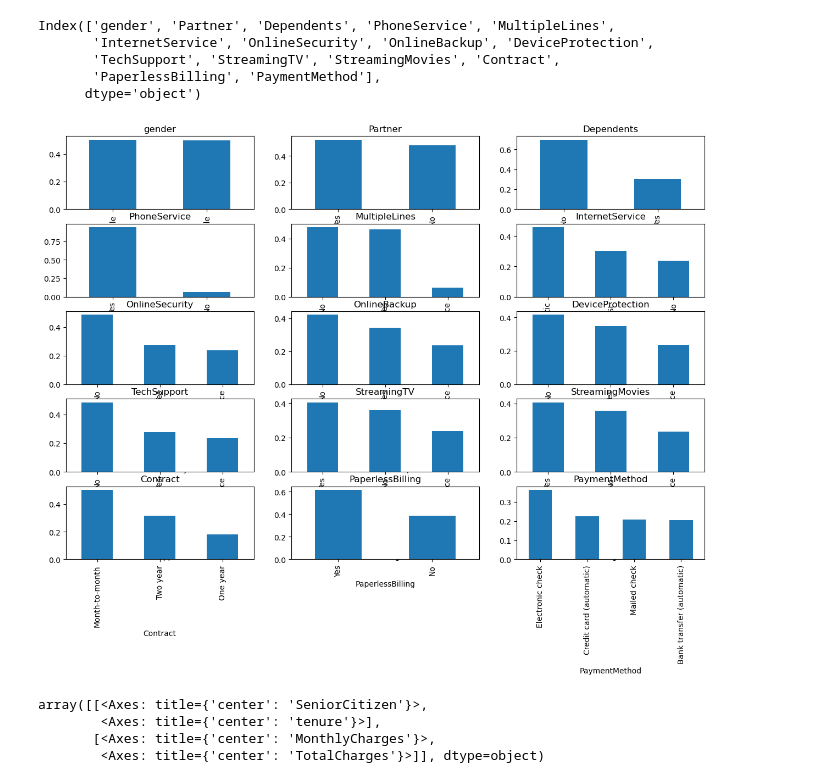
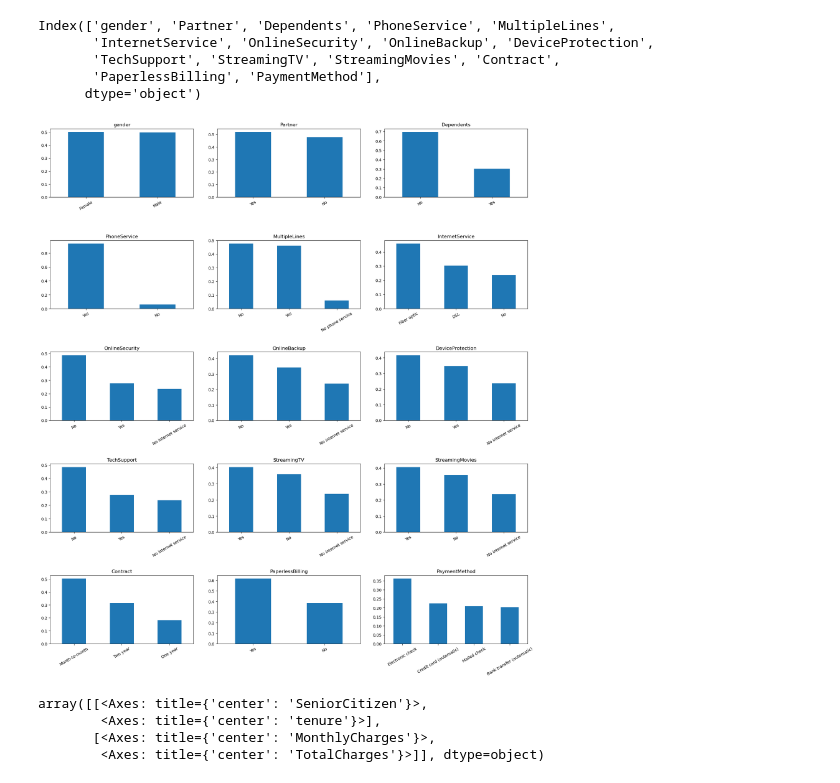
Before and after one commit to Felintox/Predict-Customer-Churn---Kaggle-Playground-Prediction-Competition-, a Jupyter notebook: churn-predict.ipynb, the cells around one changed output. Drawn from its saved outputs; the diff is of its cells as text; code cells hidden in the pictures.

```diff
--- a/churn-predict.ipynb
+++ b/churn-predict.ipynb
@@ -39,6 +63,6 @@ Name: proportion, dtype: float64
 # %%
 
-x_train,x_test,y_train,y_test=train_test_split(ch.drop('Churn',axis=1),ch['Churn'],test_size=0.2,random_state=42,stratify=ch['Churn'])
+x_train,x_test,y_train,y_test=train_test_split(ch.drop('Churn',axis=1),ch['Churn'].map({'No': 0, 'Yes': 1}),test_size=0.2,random_state=42,stratify=ch['Churn'])
 x_train.shape,x_test.shape,y_train.shape,y_test.shape
 # %% [output]
 ((475355, 19), (118839, 19), (475355,), (118839,))
@@ -119,16 +143,18 @@ Index(['gender', 'Partner', 'Dependents', 'PhoneService', 'MultipleLines',
        'PaperlessBilling', 'PaymentMethod'],
       dtype='object')
 # %%
-fig, axes = plt.subplots(nrows=5, ncols=3, figsize=(15, 10))
+fig, axes = plt.subplots(nrows=5, ncols=3, figsize=(18, 20))
 axes = axes.flatten()
 
 for i, col in enumerate(cat_vars):
     x_train[col].value_counts(normalize=True).plot(kind='bar', ax=axes[i], title=col)
+    axes[i].tick_params(axis='x', rotation=30)
+    axes[i].set_xlabel('')
 
-plt.tight_layout()
+plt.tight_layout(pad=3.0)
 plt.show()
 # %% [output]
-[figure, old version]
+[figure, new version]
 # %%
 x_train[num_vars].hist(figsize=(15,10))
 # %% [output]
```
Also changed, not shown: parts of 20 cells of this notebook, 2 other files.
